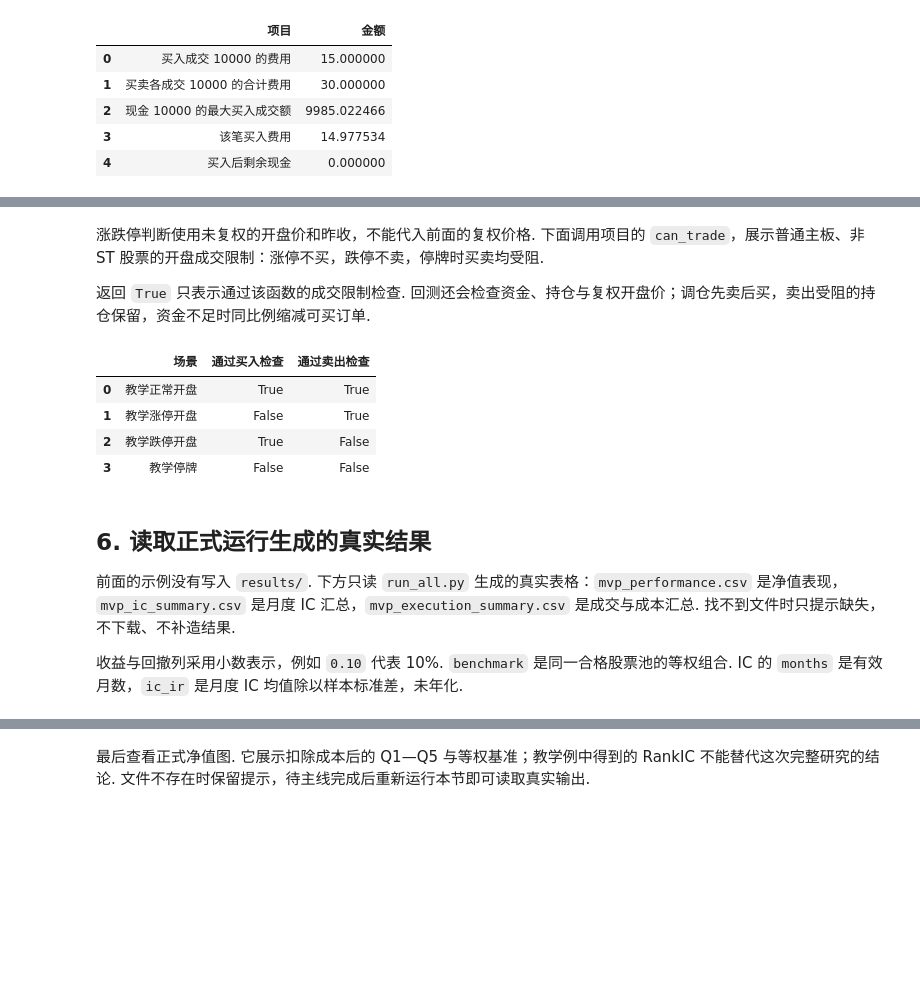
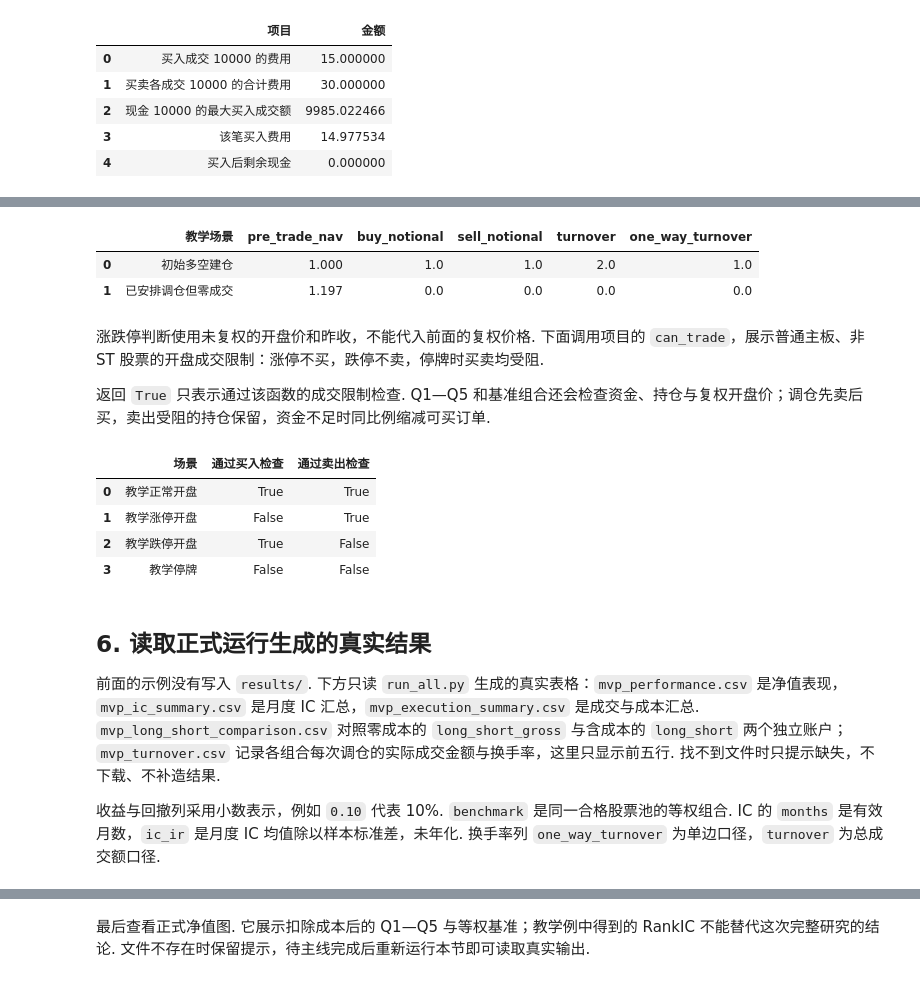
Before and after one commit to OuyangYiming/a-share-multifactor, a Jupyter notebook: notebooks/mvp_walkthrough.ipynb, the cells around one changed output, grey strips where cells are left out. Cells and saved outputs as stored; diff of their text form; code cells hidden in the pictures; blank space fills up the shorter version.

```diff
--- a/notebooks/mvp_walkthrough.ipynb
+++ b/notebooks/mvp_walkthrough.ipynb
@@ -245,7 +281,22 @@ display(pd.DataFrame({
+# %%
+teaching_turnover = pd.DataFrame({
+    "教学场景": ["初始多空建仓", "已安排调仓但零成交"],
+    "pre_trade_nav": [1.0, 1.197],
+    "buy_notional": [1.0, 0.0], "sell_notional": [1.0, 0.0],
+})
+teaching_turnover["turnover"] = ((teaching_turnover["buy_notional"]
+                                   + teaching_turnover["sell_notional"])
+                                  / teaching_turnover["pre_trade_nav"])
+teaching_turnover["one_way_turnover"] = teaching_turnover["turnover"] / 2
+display(teaching_turnover)
+# %% [output]
+|  | 教学场景 | pre_trade_nav | buy_notional | sell_notional | turnover | one_way_turnover |
+| 0 | 初始多空建仓 | 1.000 | 1.0 | 1.0 | 2.0 | 1.0 |
+| 1 | 已安排调仓但零成交 | 1.197 | 0.0 | 0.0 | 0.0 | 0.0 |
 # %% [markdown]
 涨跌停判断使用未复权的开盘价和昨收，不能代入前面的复权价格. 下面调用项目的 `can_trade`，展示普通主板、非 ST 股票的开盘成交限制：涨停不买，跌停不卖，停牌时买卖均受阻.
 
-返回 `True` 只表示通过该函数的成交限制检查. 回测还会检查资金、持仓与复权开盘价；调仓先卖后买，卖出受阻的持仓保留，资金不足时同比例缩减可买订单.
+返回 `True` 只表示通过该函数的成交限制检查. Q1—Q5 和基准组合还会检查资金、持仓与复权开盘价；调仓先卖后买，卖出受阻的持仓保留，资金不足时同比例缩减可买订单.
 # %%
 base = {"code": "sh.600000", "isST": 0, "tradestatus": 1,
         "volume": 1_000_000, "preclose": 10.0}
@@ -269,7 +320,7 @@ display(pd.DataFrame(gates))
 # %% [markdown]
 ## 6. 读取正式运行生成的真实结果
 
-前面的示例没有写入 `results/`. 下方只读 `run_all.py` 生成的真实表格：`mvp_performance.csv` 是净值表现，`mvp_ic_summary.csv` 是月度 IC 汇总，`mvp_execution_summary.csv` 是成交与成本汇总. 找不到文件时只提示缺失，不下载、不补造结果.
+前面的示例没有写入 `results/`. 下方只读 `run_all.py` 生成的真实表格：`mvp_performance.csv` 是净值表现，`mvp_ic_summary.csv` 是月度 IC 汇总，`mvp_execution_summary.csv` 是成交与成本汇总. `mvp_long_short_comparison.csv` 对照零成本的 `long_short_gross` 与含成本的 `long_short` 两个独立账户；`mvp_turnover.csv` 记录各组合每次调仓的实际成交金额与换手率，这里只显示前五行. 找不到文件时只提示缺失，不下载、不补造结果.
 
-收益与回撤列采用小数表示，例如 `0.10` 代表 10%. `benchmark` 是同一合格股票池的等权组合. IC 的 `months` 是有效月数，`ic_ir` 是月度 IC 均值除以样本标准差，未年化.
+收益与回撤列采用小数表示，例如 `0.10` 代表 10%. `benchmark` 是同一合格股票池的等权组合. IC 的 `months` 是有效月数，`ic_ir` 是月度 IC 均值除以样本标准差，未年化. 换手率列 `one_way_turnover` 为单边口径，`turnover` 为总成交额口径.
 # %%
```
Also changed, not shown: parts of 6 cells of this notebook, 19 other files.
